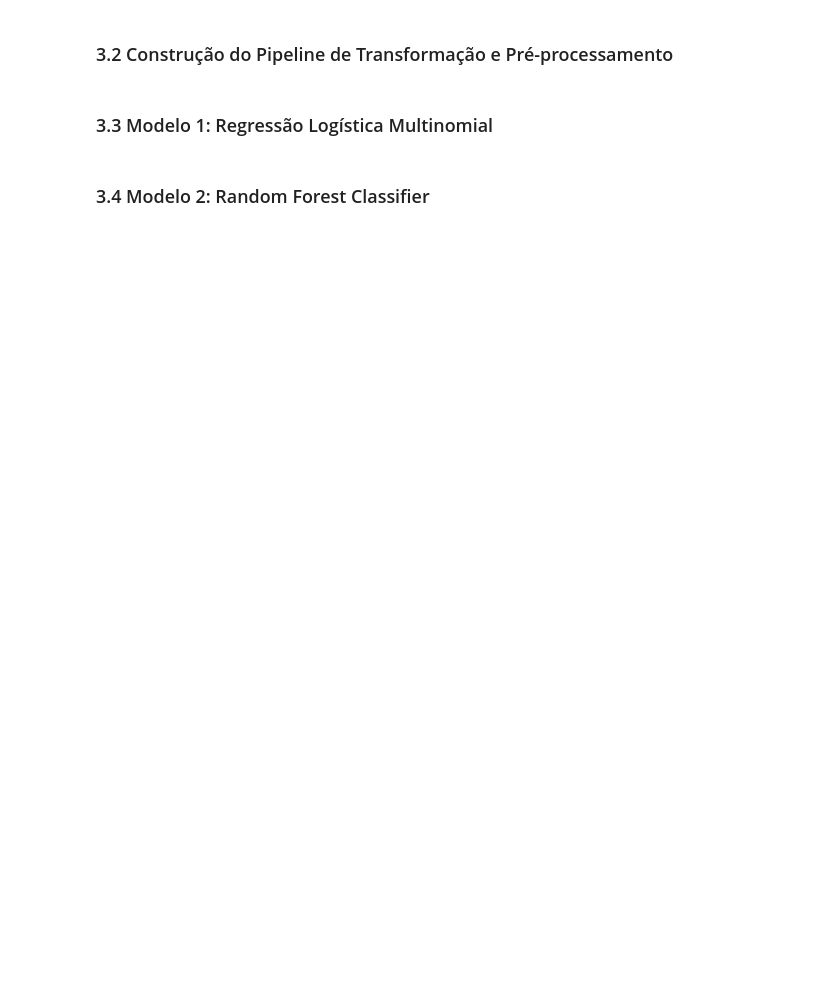
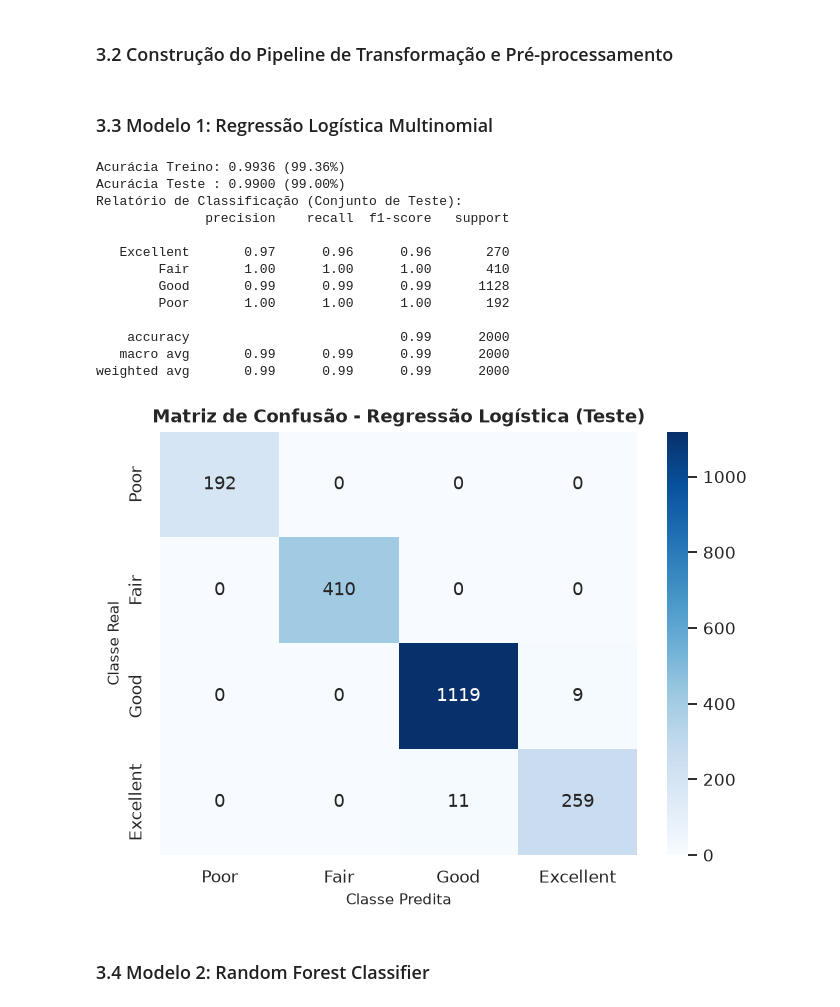
Before and after one commit to Davi-Goivinho/Checkpoint_Cientista_Dados-_1, a Jupyter notebook: notebooks/analise_cafe_sono.ipynb, the cells around one changed output. Drawn from its saved outputs; the diff is of its cells as text; code cells hidden in the pictures; blank space fills up the shorter version.

Commit message:
Atualizado a formatação do relatório de modelagem e adicionar as saídas do notebook de análise

```diff
--- a/notebooks/analise_cafe_sono.ipynb
+++ b/notebooks/analise_cafe_sono.ipynb
@@ -476,39 +468,49 @@ print("✅ Pipeline de pré-processamento estruturado com sucesso!")
 # %% [markdown]
 ### 3.3 Modelo 1: Regressão Logística Multinomial
 # %%
-# Pipeline do Modelo 1: Regressão Logística
 pipe_lr = Pipeline([
     ("preprocessor", preprocessor),
     ("classifier", LogisticRegression(max_iter=1000, random_state=42))
 ])
 
-# Treinamento do modelo
 pipe_lr.fit(X_train, y_train)
 
-# Predições para treino e teste
+
 y_pred_lr_train = pipe_lr.predict(X_train)
 y_pred_lr_test = pipe_lr.predict(X_test)
 
 acc_lr_train = accuracy_score(y_train, y_pred_lr_train)
 acc_lr_test = accuracy_score(y_test, y_pred_lr_test)
 
-print("=== Desempenho do Modelo 1: Regressão Logística ===")
 print(f"Acurácia Treino: {acc_lr_train:.4f} ({acc_lr_train*100:.2f}%)")
 print(f"Acurácia Teste : {acc_lr_test:.4f} ({acc_lr_test*100:.2f}%)")
-print("
-Relatório de Classificação (Conjunto de Teste):")
+print("Relatório de Classificação (Conjunto de Teste):")
 print(classification_report(y_test, y_pred_lr_test))
 
-# Visualização da Matriz de Confusão
 labels_ordem = ["Poor", "Fair", "Good", "Excellent"]
 cm_lr = confusion_matrix(y_test, y_pred_lr_test, labels=labels_ordem)
 
 plt.figure(figsize=(7, 5))
 sns.heatmap(cm_lr, annot=True, fmt="d", cmap="Blues", xticklabels=labels_ordem, yticklabels=labels_ordem)
 plt.title("Matriz de Confusão - Regressão Logística (Teste)")
 plt.xlabel("Classe Predita")
 plt.ylabel("Classe Real")
 plt.show()
+# %% [output]
+Acurácia Treino: 0.9936 (99.36%)
+Acurácia Teste : 0.9900 (99.00%)
+Relatório de Classificação (Conjunto de Teste):
+              precision    recall  f1-score   support
+
+   Excellent       0.97      0.96      0.96       270
+        Fair       1.00      1.00      1.00       410
+        Good       0.99      0.99      0.99      1128
+        Poor       1.00      1.00      1.00       192
+
+    accuracy                           0.99      2000
+   macro avg       0.99      0.99      0.99      2000
+weighted avg       0.99      0.99      0.99      2000
+[figure, added]
 # %% [markdown]
 ### 3.4 Modelo 2: Random Forest Classifier
 # %%
```
Also changed, not shown: parts of 7 cells of this notebook, 1 other file.
